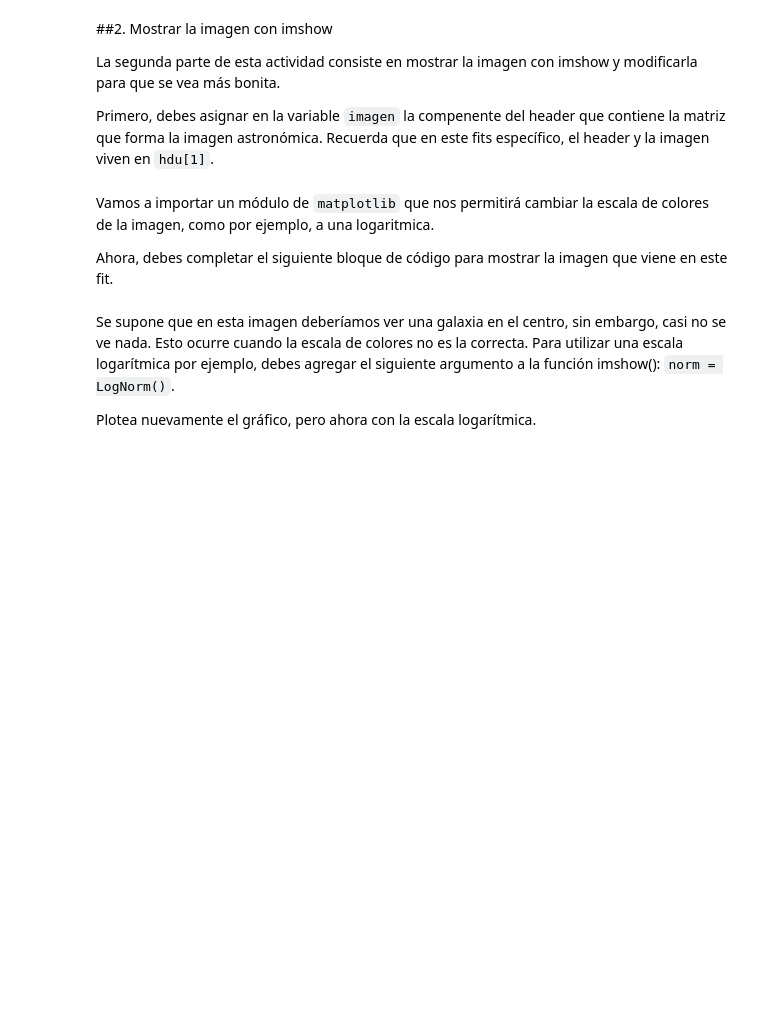
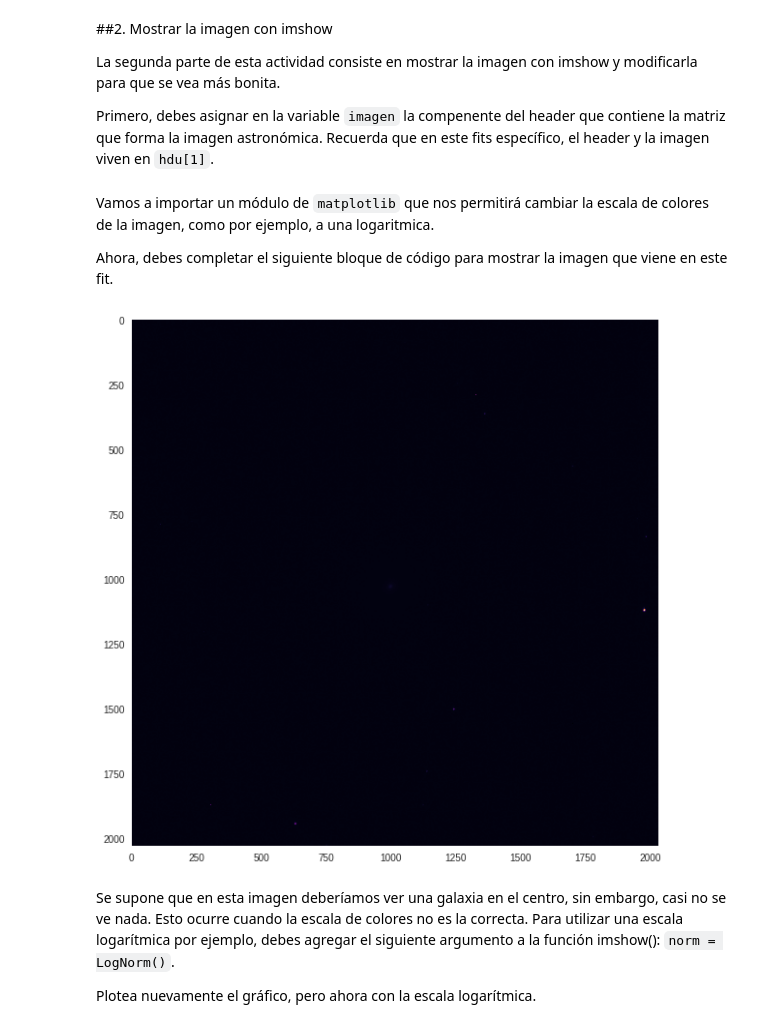
Before and after one commit to VicenteMaturana/minitarea3, a Jupyter notebook: minitarea3.ipynb, the cells around one changed output. Cells and saved outputs as stored; diff of their text form; code cells hidden in the pictures; blank space fills up the shorter version.

```diff
--- a/minitarea3.ipynb
+++ b/minitarea3.ipynb
@@ -112,14 +110,18 @@ imagen =
+# %%
+imagen = hdu[1].data
 # %% [markdown]
 Vamos a importar un módulo de `matplotlib` que nos permitirá cambiar la escala de colores de la imagen, como por ejemplo, a una logaritmica.
 
 Ahora, debes completar el siguiente bloque de código para mostrar la imagen que viene en este fit.
 # %%
 from matplotlib.colors import LogNorm
-
-
+plt.figure(figsize=(10,10))
+plt.imshow(imagen,cmap='inferno')
 
 # El siguiente comando hará que no se vean las líneas sobre la imagen
 plt.grid(b=None)
+# %% [output]
+[figure, added]
 # %% [markdown]
 Se supone que en esta imagen deberíamos ver una galaxia en el centro, sin embargo, casi no se ve nada. Esto ocurre cuando la escala de colores no es la correcta. Para utilizar una escala logarítmica por ejemplo, debes agregar el siguiente argumento a la función imshow(): `norm = LogNorm()`.
 
```
Also changed, not shown: parts of 5 cells of this notebook.
